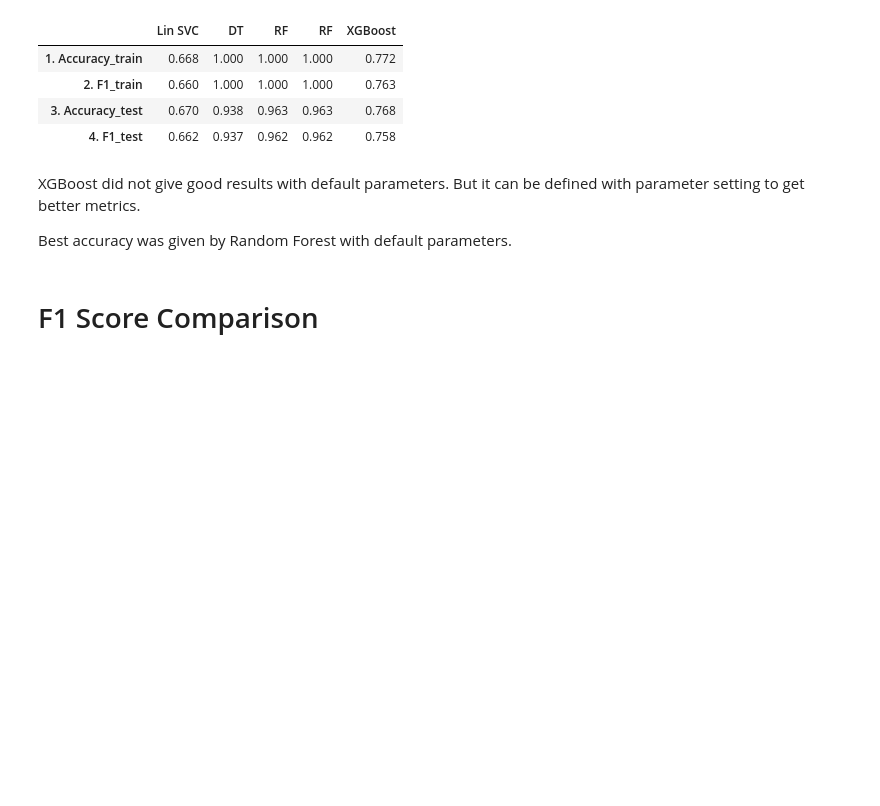
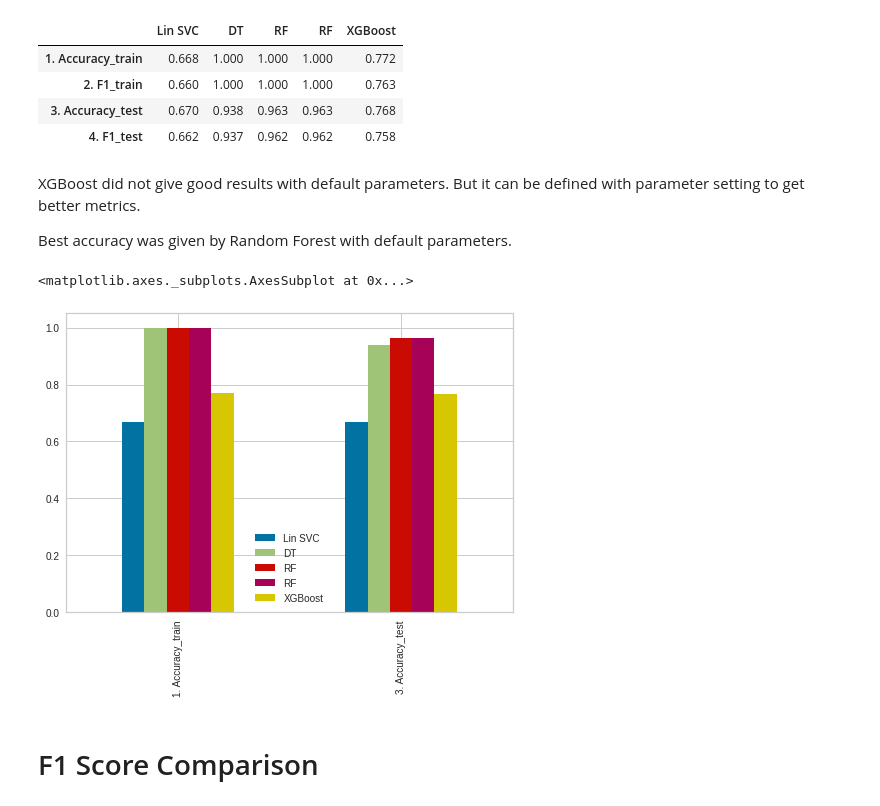
Before and after one commit to halit-vural/CW-Asg-HV-2022, a Jupyter notebook: CW-ML2-Asg3-Tree_Types_C9807-Halit_20220130.ipynb, the cells around one changed output. Drawn from its saved outputs; the diff is of its cells as text; code cells hidden in the pictures; blank space fills up the shorter version.

```diff
--- a/CW-ML2-Asg3-Tree_Types_C9807-Halit_20220130.ipynb
+++ b/CW-ML2-Asg3-Tree_Types_C9807-Halit_20220130.ipynb
@@ -1148,6 +1148,11 @@ table
 XGBoost did not give good results with default parameters. But it can be defined with parameter setting to get better metrics.
 
 Best accuracy was given by Random Forest with default parameters.
+# %%
+table.loc[["1. Accuracy_train","3. Accuracy_test"]].plot.bar()
+# %% [output]
+<matplotlib.axes._subplots.AxesSubplot at 0x...>
+[figure, added]
 # %% [markdown]
 # F1 Score Comparison
 # %% [markdown]
```
Also changed, not shown: parts of 1 cell of this notebook.
